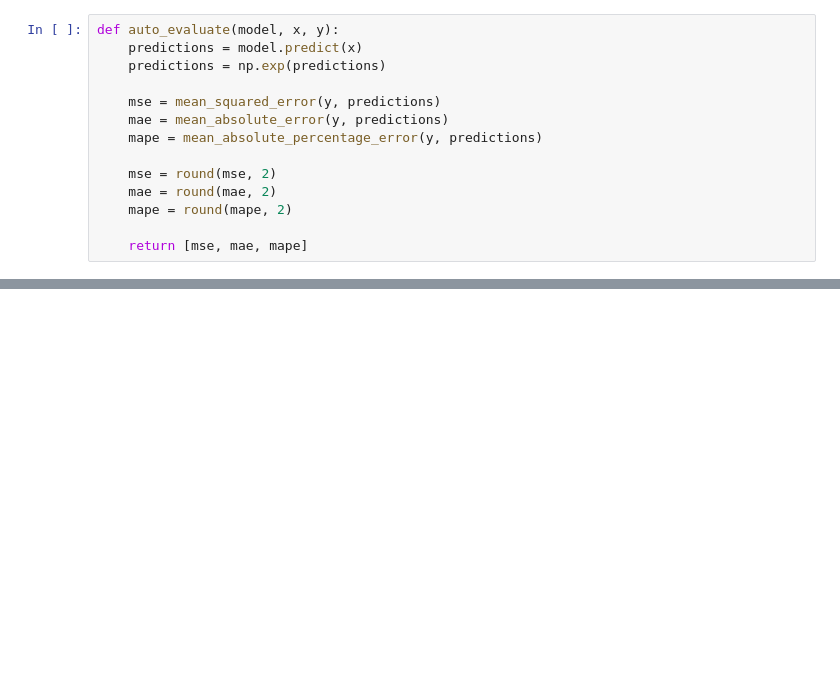
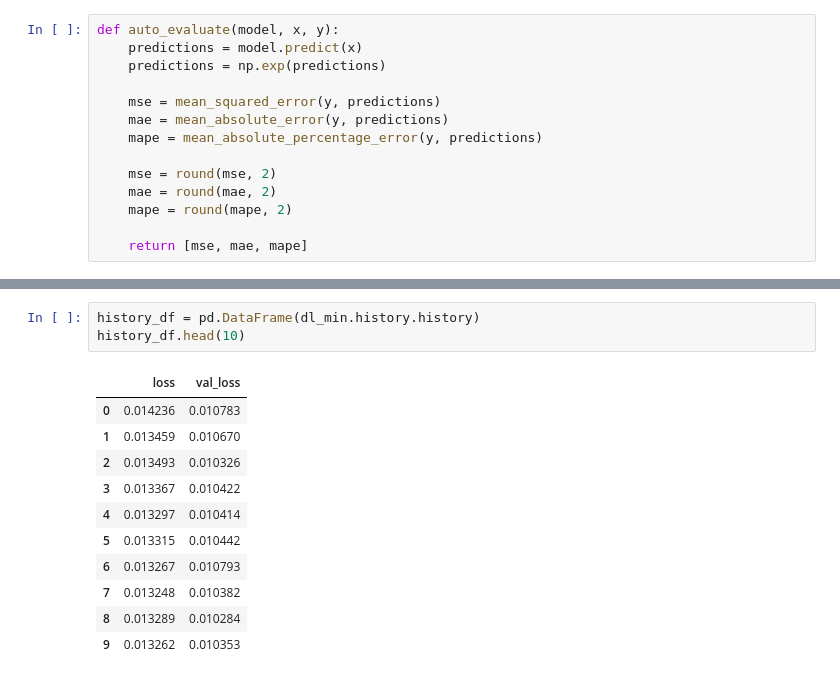
Before and after one commit to wessware/missing_marks_prediction_analysis, a Jupyter notebook: modelling.ipynb, the cells around one changed output, grey strips where cells are left out. Drawn from its saved outputs; the diff is of its cells as text; blank space fills up the shorter version.

```diff
--- a/modelling.ipynb
+++ b/modelling.ipynb
@@ -97,0 +168,15 @@ ValueError: Input contains NaN, infinity or a value too large for dtype('float64
+# %%
+history_df = pd.DataFrame(dl_min.history.history)
+history_df.head(10)
+# %% [output]
+|  | loss | val_loss |
+| 0 | 0.014236 | 0.010783 |
+| 1 | 0.013459 | 0.010670 |
+| 2 | 0.013493 | 0.010326 |
+| 3 | 0.013367 | 0.010422 |
+| 4 | 0.013297 | 0.010414 |
+| 5 | 0.013315 | 0.010442 |
+| 6 | 0.013267 | 0.010793 |
+| 7 | 0.013248 | 0.010382 |
+| 8 | 0.013289 | 0.010284 |
+| 9 | 0.013262 | 0.010353 |
```
Also changed, not shown: parts of 21 cells of this notebook, 1 other file.
